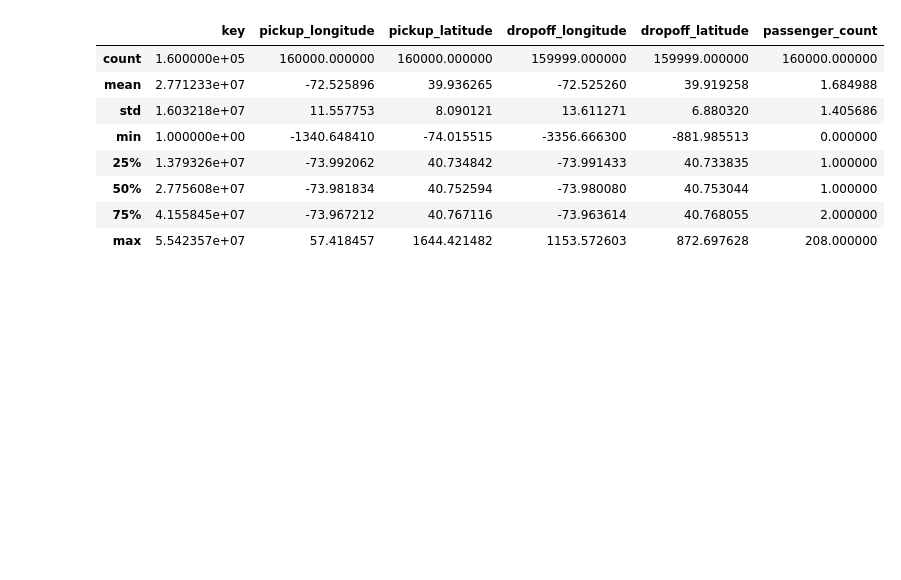
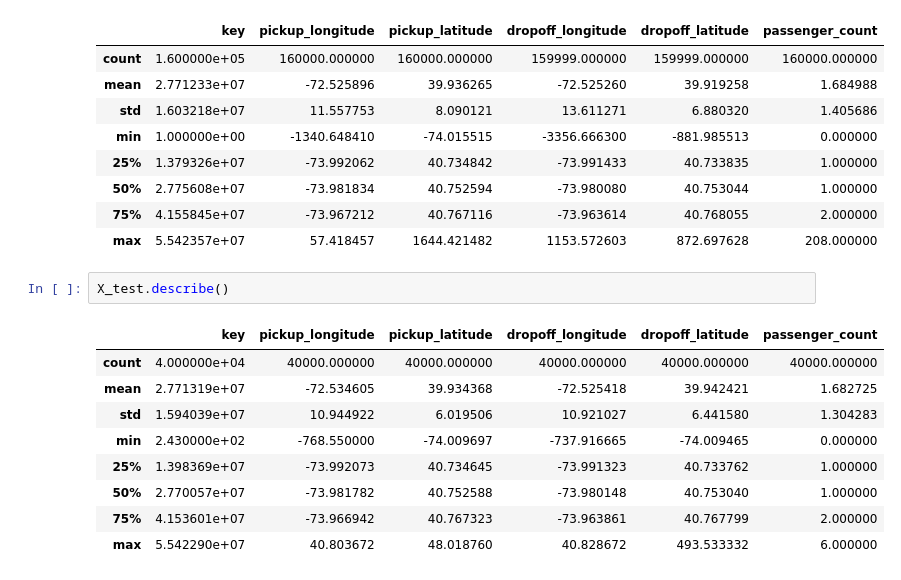
Before and after one commit to NicolasCalabozo/AA1-TUIA-2025C2-Calabozo-Lapolla-Speranza, a Jupyter notebook: TP_Regresion_AA1_Speranza_Calabozo_Lapolla_2025C1.ipynb, the cells around one changed output. Cells and saved outputs as stored; diff of their text form; blank space fills up the shorter version.

```diff
--- a/TP_Regresion_AA1_Speranza_Calabozo_Lapolla_2025C1.ipynb
+++ b/TP_Regresion_AA1_Speranza_Calabozo_Lapolla_2025C1.ipynb
@@ -137,3 +133,15 @@ X_train.describe()
 | 50% | 2.775608e+07 | -73.981834 | 40.752594 | -73.980080 | 40.753044 | 1.000000 |
 | 75% | 4.155845e+07 | -73.967212 | 40.767116 | -73.963614 | 40.768055 | 2.000000 |
 | max | 5.542357e+07 | 57.418457 | 1644.421482 | 1153.572603 | 872.697628 | 208.000000 |
+# %%
+X_test.describe()
+# %% [output]
+|  | key | pickup_longitude | pickup_latitude | dropoff_longitude | dropoff_latitude | passenger_count |
+| count | 4.000000e+04 | 40000.000000 | 40000.000000 | 40000.000000 | 40000.000000 | 40000.000000 |
+| mean | 2.771319e+07 | -72.534605 | 39.934368 | -72.525418 | 39.942421 | 1.682725 |
+| std | 1.594039e+07 | 10.944922 | 6.019506 | 10.921027 | 6.441580 | 1.304283 |
+| min | 2.430000e+02 | -768.550000 | -74.009697 | -737.916665 | -74.009465 | 0.000000 |
+| 25% | 1.398369e+07 | -73.992073 | 40.734645 | -73.991323 | 40.733762 | 1.000000 |
+| 50% | 2.770057e+07 | -73.981782 | 40.752588 | -73.980148 | 40.753040 | 1.000000 |
+| 75% | 4.153601e+07 | -73.966942 | 40.767323 | -73.963861 | 40.767799 | 2.000000 |
+| max | 5.542290e+07 | 40.803672 | 48.018760 | 40.828672 | 493.533332 | 6.000000 |
```
Also changed, not shown: parts of 3 cells of this notebook.
